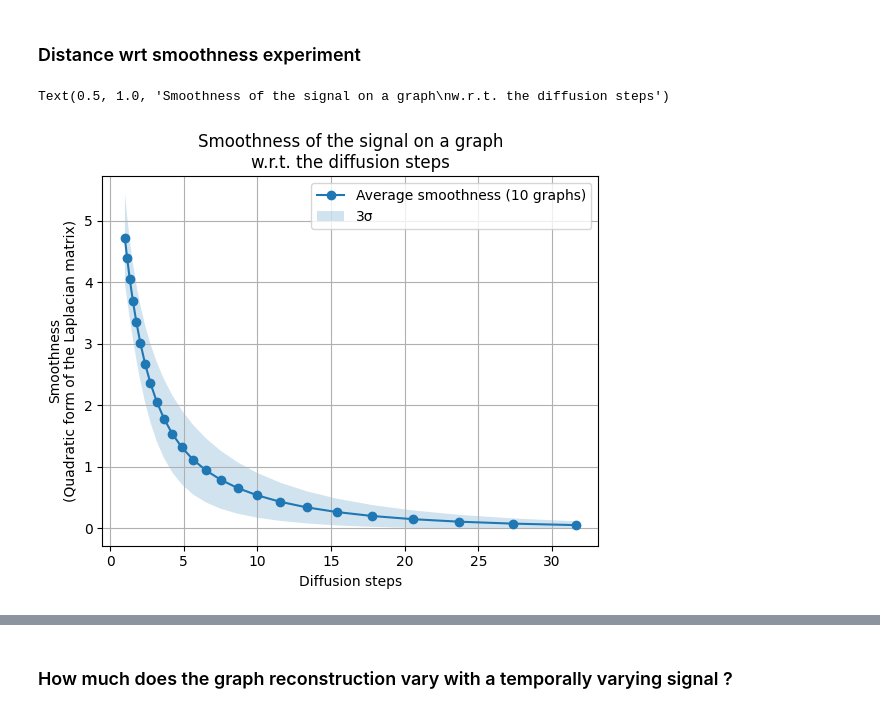
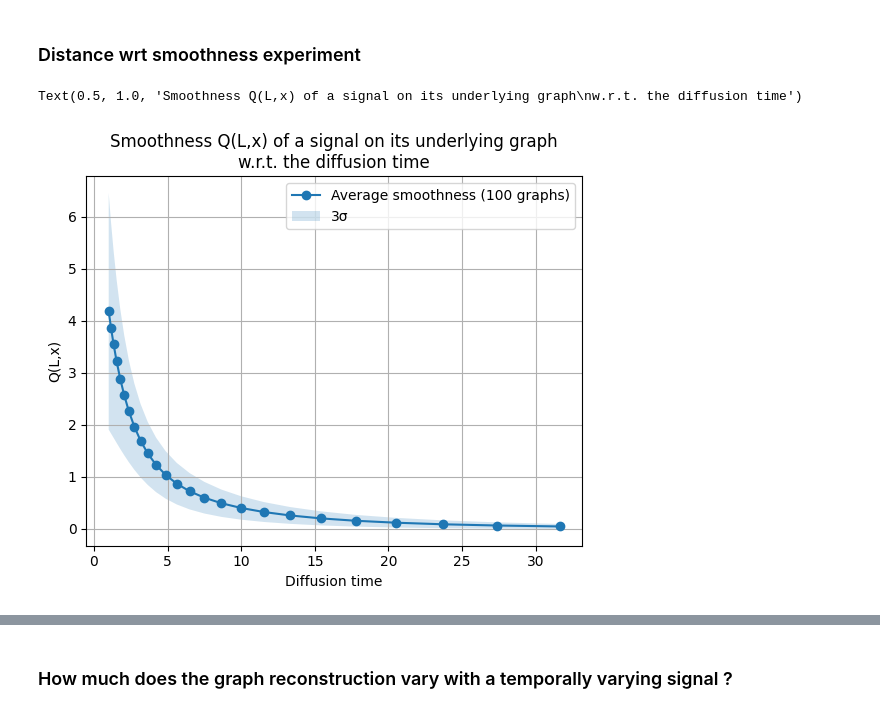
Before and after one commit to MathildeDupouy/Learn-Graph-Laplacian, a Jupyter notebook: code/main copy.ipynb, the cells around one changed output, grey strips where cells are left out. Drawn from its saved outputs; the diff is of its cells as text; code cells hidden in the pictures.

```diff
--- a/code/main copy.ipynb
+++ b/code/main copy.ipynb
@@ -336,13 +342,26 @@ for i, alpha in enumerate(alphas) :
             param_min = [(i, alpha), (j, beta)]
 # %%
 print(param_min)
+# Make the plot larger
+plt.rcParams["figure.figsize"] = (20, 10)
+
 plt.figure()
-plt.matshow(distances[:, 1:])
-plt.plot(param_min[1][0], param_min[0][0], 'ro')
-plt.colorbar()
-plt.xlabel('beta')
-plt.ylabel('alpha')
+plt.matshow(np.log(distances[:, 1:]))
+
+plt.plot(param_min[1][0], param_min[0][0], 'ro', markersize=10)
+
+plt.xlabel('β', fontsize=20)
+plt.ylabel('α ', fontsize=20, rotation=0, labelpad=30)
+
+plt.xticks([0, 5, 10, 15, 20, 25, 29], [f'{betas[i]:.0e}' for i in [0, 5, 10, 15, 20, 25, 29]])
+plt.yticks([0, 5, 10, 15, 20, 25, 29], [f'{alphas[i]:.0e}' for i in [0, 5, 10, 15, 20, 25, 29]])
+
+plt.title('Hyperparameter grid search by minimizing\nthe distance between reconstructed and ground-truth graphs', y=1.1, fontsize=20)
+plt.colorbar(label='Log($d_{\mathrm{GW}}(G, \widetilde{G})$)', shrink=0.8)
+
 plt.show()
+
+
 plt.figure()
 plt.plot(betas, np.min(distances, 0))
 plt.title("Min distances")
@@ -386,12 +405,12 @@ $$\beta^* \in [1e-3, 2e-3]$$
 ### Distance wrt smoothness experiment
 # %%
 max_iter = 1000
-alpha = 1e-3 #5e-3
-beta = 2e-3
+alpha = 0.0004143793103448276# 1e-3 #5e-3
+beta = 0.00039310344827586213#2e-3
 solvers.options['show_progress'] = False
 np.random.seed(3)
 
-nb_graphs = 10  # Number of graphs to generate and test on
+nb_graphs = 100  # Number of graphs to generate and test on
 num_nodes = 8  # Number of nodes in each graph
 num_edges = 8  # Number of edges in each graph
 node_value_range = [-1, 1]  # Range of values that each node can take
@@ -432,7 +451,7 @@ distances_fgw = np.zeros((len(diffusion_steps), nb_graphs))
 
 for i in range(len(diffusion_steps)):
     for j in range(nb_graphs):
-        distances_fgw[i, j] = Fused_Gromov_Wasserstein_distance(alpha=0.5,features_metric='dirac',method='shortest_path').graph_d(Graph(gt_graphs[i][j]), Graph(reconstructed_graphs[i][j]))
+        distances_fgw[i, j] = Fused_Gromov_Wasserstein_distance(alpha=1,features_metric='dirac',method='shortest_path').graph_d(Graph(gt_graphs[i][j]), Graph(reconstructed_graphs[i][j]))
 
 
 # Compute the smoothness of the signal on each graph
@@ -443,14 +462,14 @@ for i, graphs in enumerate(gt_graphs):
 # %%
 #Plot the average and std for the quadratic form of the Laplacian matrix of each graph per diffusion step as a continuous line and a shaded area respectively
 plt.plot(diffusion_steps, np.mean(smoothnesses, axis=1), marker='o', label=f'Average smoothness ({nb_graphs} graphs)')
 plt.fill_between(diffusion_steps, np.mean(smoothnesses, axis=1) - 1.5 * np.std(smoothnesses, axis=1), np.mean(smoothnesses, axis=1) + 1.5 * np.std(smoothnesses, axis=1), alpha=0.2, label='3σ')
 #Add a legend to explain the shaded area
 plt.legend()
-plt.xlabel("Diffusion steps")
-plt.ylabel("Smoothness\n(Quadratic form of the Laplacian matrix)")
+plt.xlabel("Diffusion time")
+plt.ylabel("Q(L,x)")
 #Add a grid to the plot
 plt.grid()
-plt.title("Smoothness of the signal on a graph\nw.r.t. the diffusion steps")
+plt.title("Smoothness Q(L,x) of a signal on its underlying graph\nw.r.t. the diffusion time")
 # %% [output]
-Text(0.5, 1.0, 'Smoothness of the signal on a graph\nw.r.t. the diffusion steps')
+Text(0.5, 1.0, 'Smoothness Q(L,x) of a signal on its underlying graph\nw.r.t. the diffusion time')
-[figure, old version]
+[figure, new version]
```
Also changed, not shown: parts of 28 cells of this notebook.
